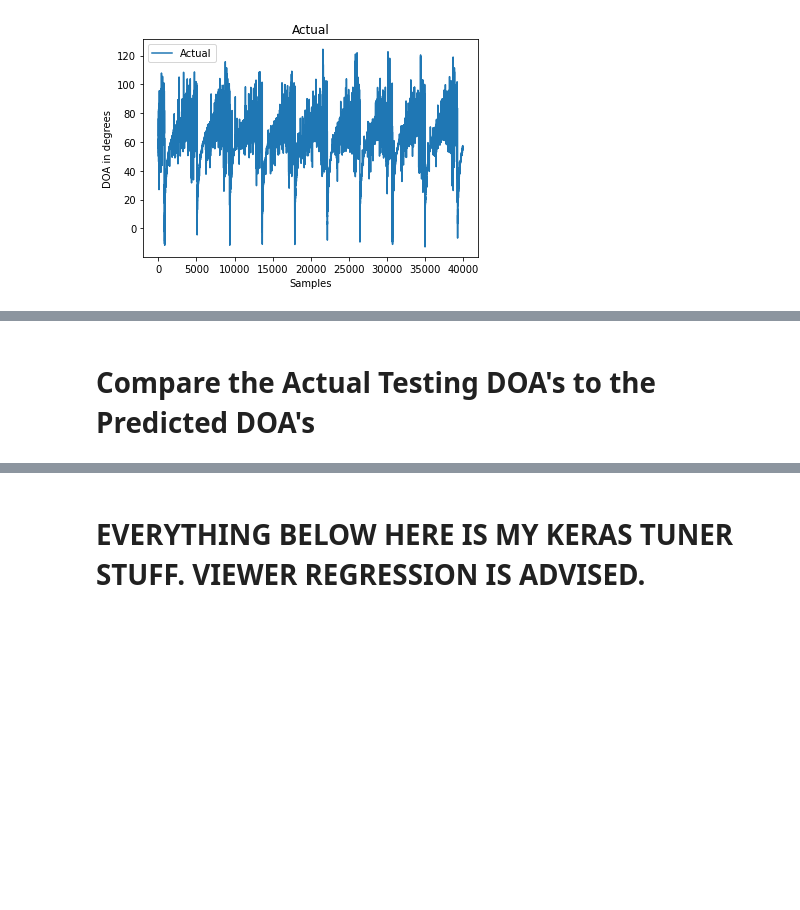
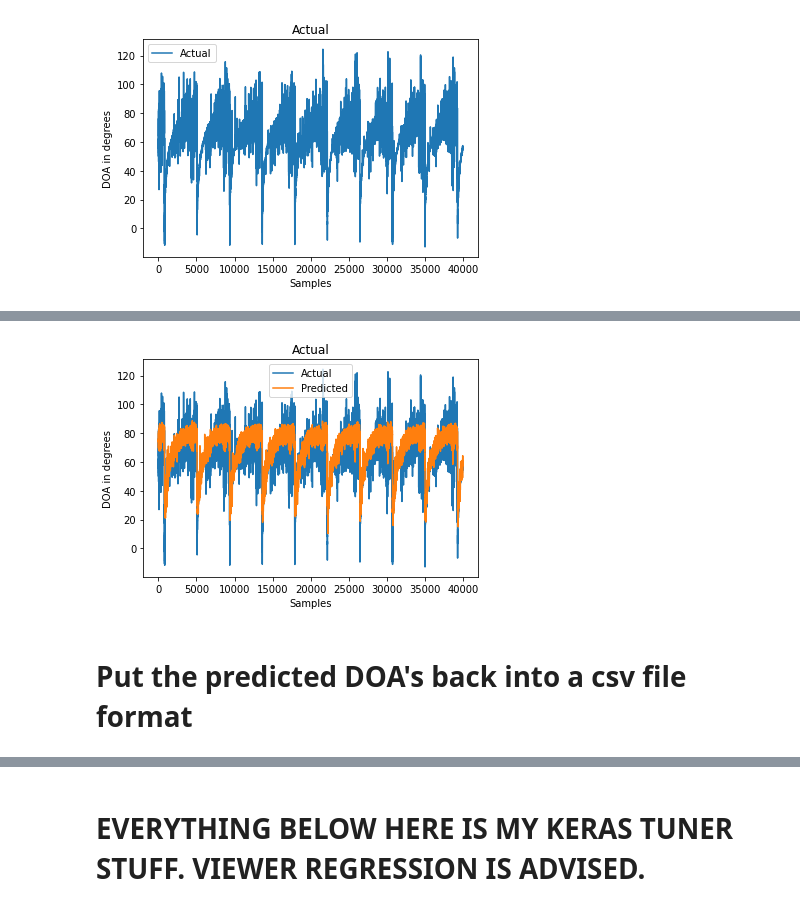
Before and after one commit to mbisbano1/MLDOA_ET, a Jupyter notebook: ML Code/SeniorDesignCode-Daniel.ipynb, the cells around one changed output, grey strips where cells are left out. Cells and saved outputs as stored; diff of their text form; code cells hidden in the pictures; blank space fills up the shorter version.

```diff
--- a/ML Code/SeniorDesignCode-Daniel.ipynb
+++ b/ML Code/SeniorDesignCode-Daniel.ipynb
@@ -256,0 +285,3 @@ predicted=model.predict(test_inputs, verbose=1)
+# %%
+##predict on the training set just to see if the model has leant at all
+predicted_train=model.predict(inputs, verbose=1)
@@ -333,10 +390,11 @@ plt.show()
 # %%
 plt.figure(facecolor='white')
-plt.plot(predicted_reshape[0:40000], 'orange')
+plt.plot(y_test[0:40000])
+plt.plot(predicted_train[0:40000])
 plt.title("Actual")
 plt.xlabel('Samples')
 plt.ylabel('DOA in degrees')
-plt.legend(['Predicted'])
+plt.legend(['Actual','Predicted'])
 plt.show()
+# %% [output]
+[figure, added]
-# %% [markdown]
-# Compare the Actual Testing DOA's to the Predicted DOA's #
@@ -386,0 +401,2 @@ df2
+# %% [markdown]
+# Put the predicted DOA's back into a csv file format #
```
Also changed, not shown: parts of 54 cells of this notebook, 2 other files.
